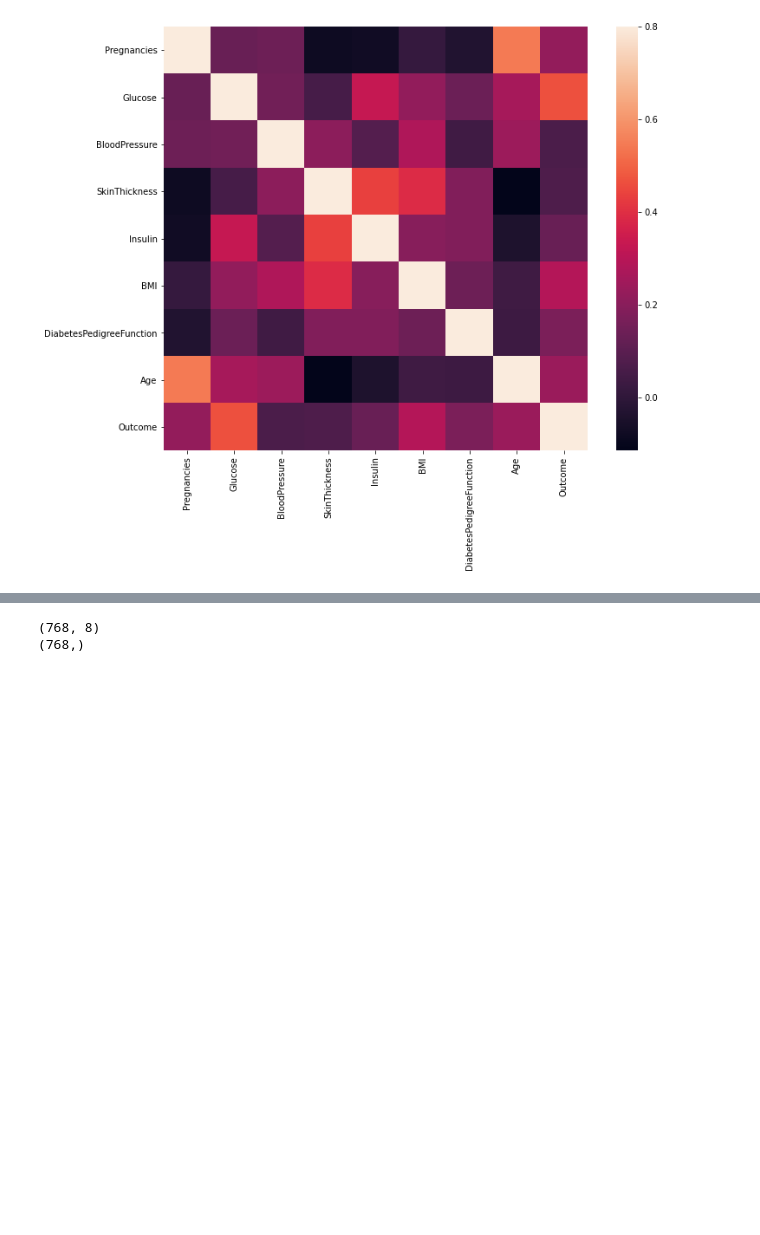
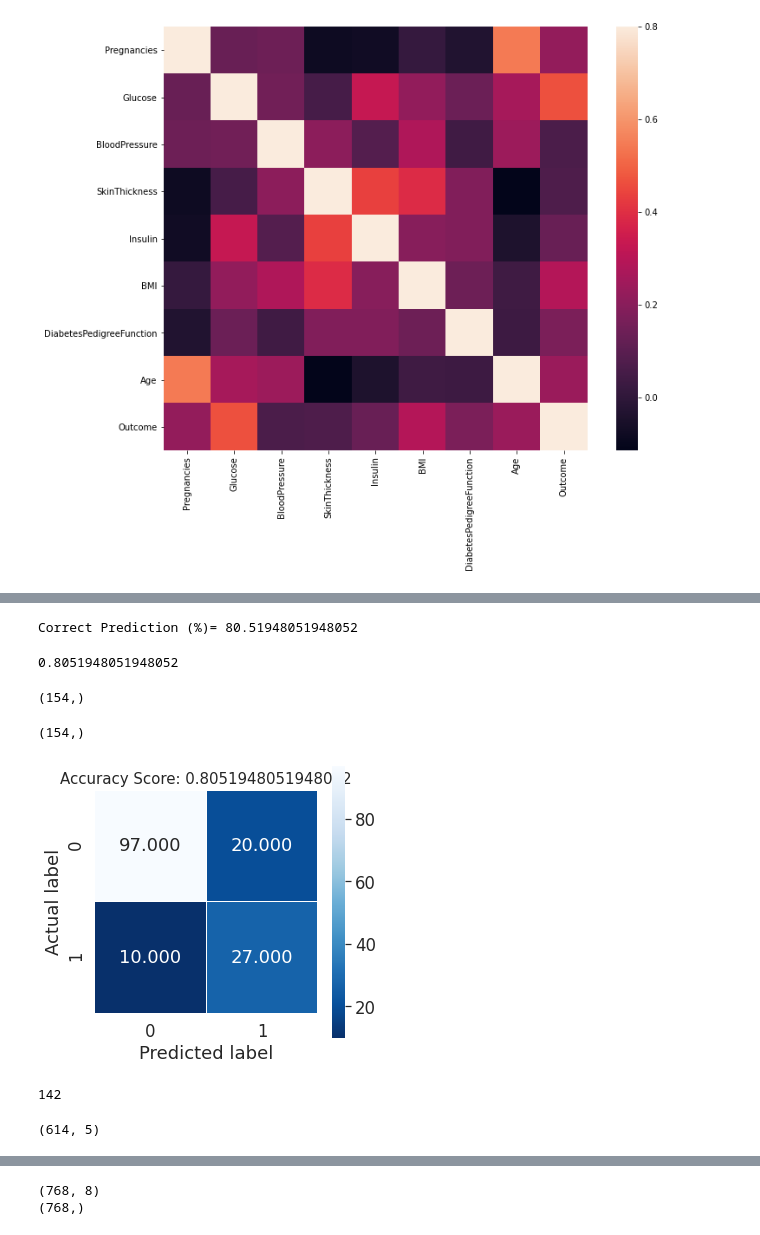
Before and after one commit to psalinas505/python-diabetes, a Jupyter notebook: project_NN.ipynb, the cells around one changed output, grey strips where cells are left out. Drawn from its saved outputs; the diff is of its cells as text; code cells hidden in the pictures; blank space fills up the shorter version.

```diff
--- a/project_NN.ipynb
+++ b/project_NN.ipynb
@@ -157,0 +232,15 @@ plt.show()
+# %%
+## Normalize inputs ##
+
+means= np.mean(X_train, axis=0)
+stds= np.std(X_train, axis=0)
+
+# check values
+print(means)
+print(stds)
+
+X_train= (X_train - means)/stds
+X_test= (X_test - means)/stds
+
+print(X_train.shape)
+print(X_test.shape)
@@ -157,0 +259,10 @@ plt.show()
+# %%
+## Logistic Regression ##
+#########################
+from sklearn.linear_model import LogisticRegression
+
+#1. Define classifier
+log_reg = LogisticRegression()
+
+# 2. Train the model
+log_reg.fit(X_train, y_train)
@@ -157,0 +279,3 @@ plt.show()
+# %%
+# 4. Predict
+y_pred = log_reg.predict(X_test)
@@ -157,0 +338,48 @@ plt.show()
+# %%
+print(f'Correct Prediction (%)= {(len(y_pred) - np.count_nonzero(bad_pred))*100/len(y_pred)}')
+# %% [output]
+Correct Prediction (%)= 80.51948051948052
+# %%
+# Use score method to get accuracy of model
+score = log_reg.score(X_test, y_test)
+score
+# %% [output]
+0.8051948051948052
+# %%
+y_test.shape
+# %% [output]
+(154,)
+# %%
+y_pred.shape
+# %% [output]
+(154,)
+# %%
+## plot confusion matrix
+from sklearn.metrics import confusion_matrix
+from sklearn.metrics import plot_confusion_matrix
+
+
+cm = confusion_matrix(y_pred, y_test)
+#cm
+#plot_confusion_matrix(log_reg, y_pred, y_test, cmap=plt.cm.Blues)
+# %%
+plt.figure(figsize=(5,5))
+sns.heatmap(cm, annot=True, fmt=".3f", linewidths=.5, square = True, cmap = 'Blues_r');
+plt.ylabel('Actual label');
+plt.xlabel('Predicted label');
+all_sample_title = f'Accuracy Score: {score}'
+plt.title(all_sample_title, size = 15);
+# %% [output]
+[figure, added]
+# %%
+# predict the train data
+y_pred_t = log_reg.predict(X_train)
+
+bad_pred_t = np.not_equal(y_pred_t, y_train).values
+np.count_nonzero(bad_pred_t)
+# %% [output]
+142
+# %%
+X_train.shape
+# %% [output]
+(614, 5)
```
Also changed, not shown: parts of 44 cells of this notebook.
